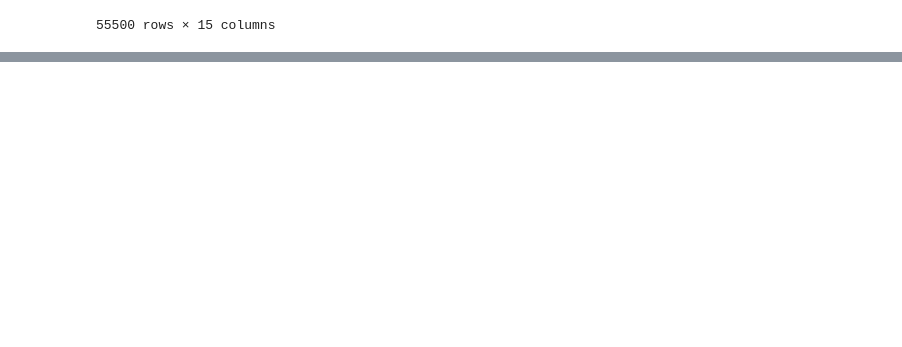
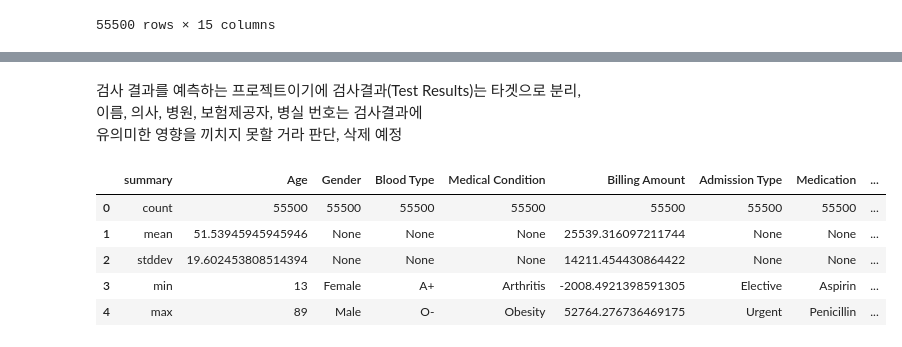
Before and after one commit to sjun4040/practice_virtual-environment, a Jupyter notebook: Health_care_prediction_Mini_project.ipynb, the cells around one changed output, grey strips where cells are left out. Saved outputs shown, nothing was run; the diff lists cells and outputs as text; code cells hidden in the pictures; blank space fills up the shorter version.

```diff
--- a/Health_care_prediction_Mini_project.ipynb
+++ b/Health_care_prediction_Mini_project.ipynb
@@ -80,0 +99,4 @@ health_df.toPandas()
+# %% [markdown]
+검사 결과를 예측하는 프로젝트이기에 검사결과(Test Results)는 타겟으로 분리,<br>
+이름, 의사, 병원, 보험제공자, 병실 번호는 검사결과에 <br>
+유의미한 영향을 끼치지 못할 거라 판단, 삭제 예정
@@ -80,0 +106,9 @@ health_df.toPandas()
+# %%
+health_df.describe().toPandas()
+# %% [output]
+|  | summary | Age | Gender | Blood Type | Medical Condition | Billing Amount | Admission Type | Medication | ... |
+| 0 | count | 55500 | 55500 | 55500 | 55500 | 55500 | 55500 | 55500 | ... |
+| 1 | mean | 51.53945945945946 | None | None | None | 25539.316097211744 | None | None | ... |
+| 2 | stddev | 19.602453808514394 | None | None | None | 14211.454430864422 | None | None | ... |
+| 3 | min | 13 | Female | A+ | Arthritis | -2008.4921398591305 | Elective | Aspirin | ... |
+| 4 | max | 89 | Male | O- | Obesity | 52764.276736469175 | Urgent | Penicillin | ... |
```
Also changed, not shown: parts of 52 cells of this notebook.
